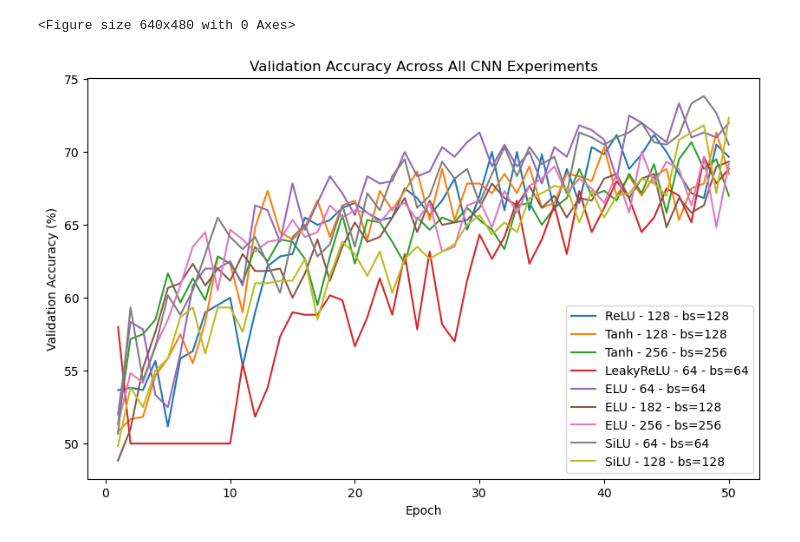
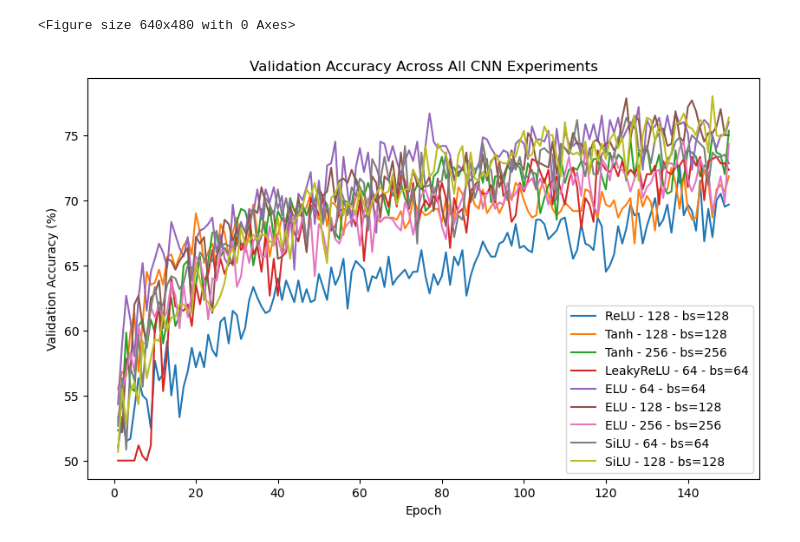
Before and after one commit to chrso19/catsanddogs, a Jupyter notebook: parameter_testing_Christine copy.ipynb, the cells around one changed output. Drawn from its saved outputs; the diff is of its cells as text; code cells hidden in the pictures.

```diff
--- a/parameter_testing_Christine copy.ipynb
+++ b/parameter_testing_Christine copy.ipynb
@@ -124,7 +124,7 @@ activation_functions = {
 }
 
 device = torch.device('cuda' if torch.cuda.is_available() else 'cpu')
-num_epochs = 50
+num_epochs = 150
 
 indices_to_test = [0, 1, 2, 3, 4, 5, 6, 7, 8]
 
@@ -196,12 +196,12 @@ for idx in range(0, len(batch_sizes)):
         "val_accuracy_history": val_accuracy_history
     })
 
-    with open(f"select_cnn_experiments_{act_name}_{batch_size}.pkl", "wb") as f:
+    with open(f"cnn_experiments_150epochs_new_{act_name}.pkl", "wb") as f:
         pickle.dump(activation_results, f)
 
-    print(f"\nResults saved for {act_name}-{batch_size}")
+    print(f"\nResults saved for {act_name}")
 
-with open(f"select_cnn_experiments.pkl", "wb") as f:
+with open(f"cnn_experiments_150epochs_new.pkl", "wb") as f:
     pickle.dump(results, f)
 
 print("\nAll results saved")
@@ -291,32 +291,32 @@ AttributeError: 'list' object has no attribute 'iterrows'
 # %%
 import matplotlib.pyplot as plt
 import pickle
 import pandas as pd
 
-with open("select_cnn_experiments.pkl", "rb") as f:
+with open("cnn_experiments_150epochs_new.pkl", "rb") as f:
     all_results = pickle.load(f)
 
 # Flatten if it's a list of lists
 flat_results = []
 for group in all_results:
     if isinstance(group, list):
         flat_results.extend(group)
     else:
         flat_results.append(group)
 
 df_all = pd.DataFrame(flat_results)
 
 plt.figure(figsize=(10, 6))
 
 for _, row in df_all.iterrows():
     val_acc = row['val_accuracy_history']
     label = f"{row['activation_function']} - bs={row['batch_size']}"
     plt.plot(range(1, len(val_acc) + 1), val_acc, label=label)
 
 plt.xlabel("Epoch")
 plt.ylabel("Validation Accuracy (%)")
 plt.title("Validation Accuracy Across All CNN Experiments")
 plt.legend()
 plt.show()
 # %% [output]
-[figure, old version]
+[figure, new version]
```
Also changed, not shown: parts of 1 cell of this notebook, 20 other files.
